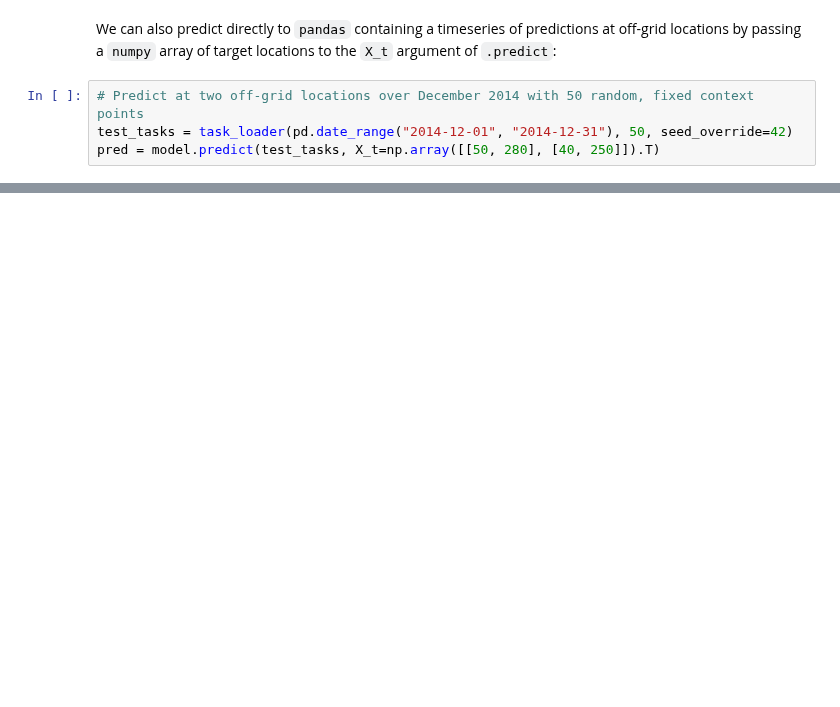
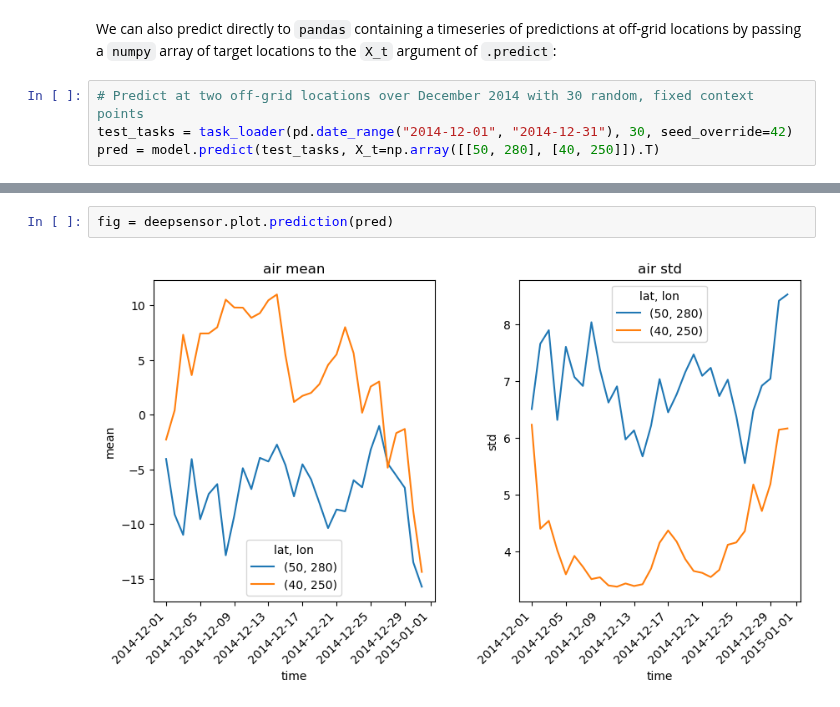
Before and after one commit to alan-turing-institute/deepsensor, a Jupyter notebook: docs/getting-started/tutorials/quickstart.ipynb, the cells around one changed output, grey strips where cells are left out. Drawn from its saved outputs; the diff is of its cells as text; blank space fills up the shorter version.

```diff
--- a/docs/getting-started/tutorials/quickstart.ipynb
+++ b/docs/getting-started/tutorials/quickstart.ipynb
@@ -57,8 +87,8 @@ pred["air"]
 We can also predict directly to `pandas` containing a timeseries of predictions at off-grid locations
 by passing a `numpy` array of target locations to the `X_t` argument of `.predict`:
 # %%
-# Predict at two off-grid locations over December 2014 with 50 random, fixed context points
-test_tasks = task_loader(pd.date_range("2014-12-01", "2014-12-31"), 50, seed_override=42)
+# Predict at two off-grid locations over December 2014 with 30 random, fixed context points
+test_tasks = task_loader(pd.date_range("2014-12-01", "2014-12-31"), 30, seed_override=42)
 pred = model.predict(test_tasks, X_t=np.array([[50, 280], [40, 250]]).T)
 # %%
 pred["air"]
@@ -64,0 +110,4 @@ pred["air"]
+# %%
+fig = deepsensor.plot.prediction(pred)
+# %% [output]
+[figure, added]
```
Also changed, not shown: parts of 13 cells of this notebook.
